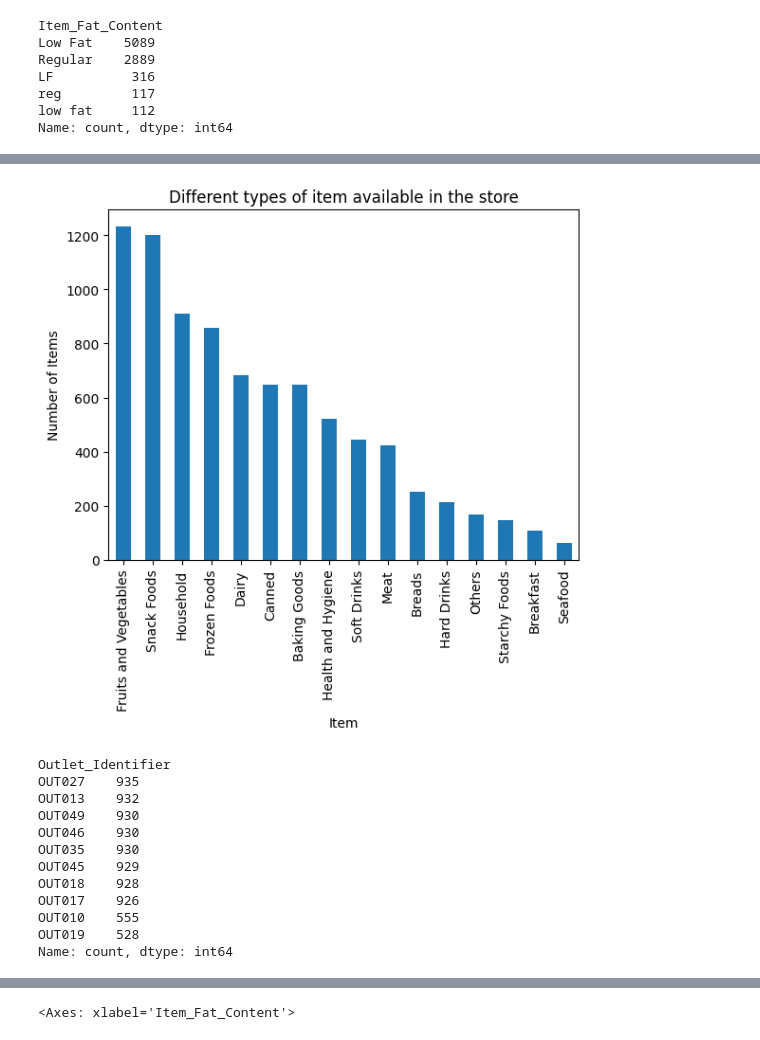
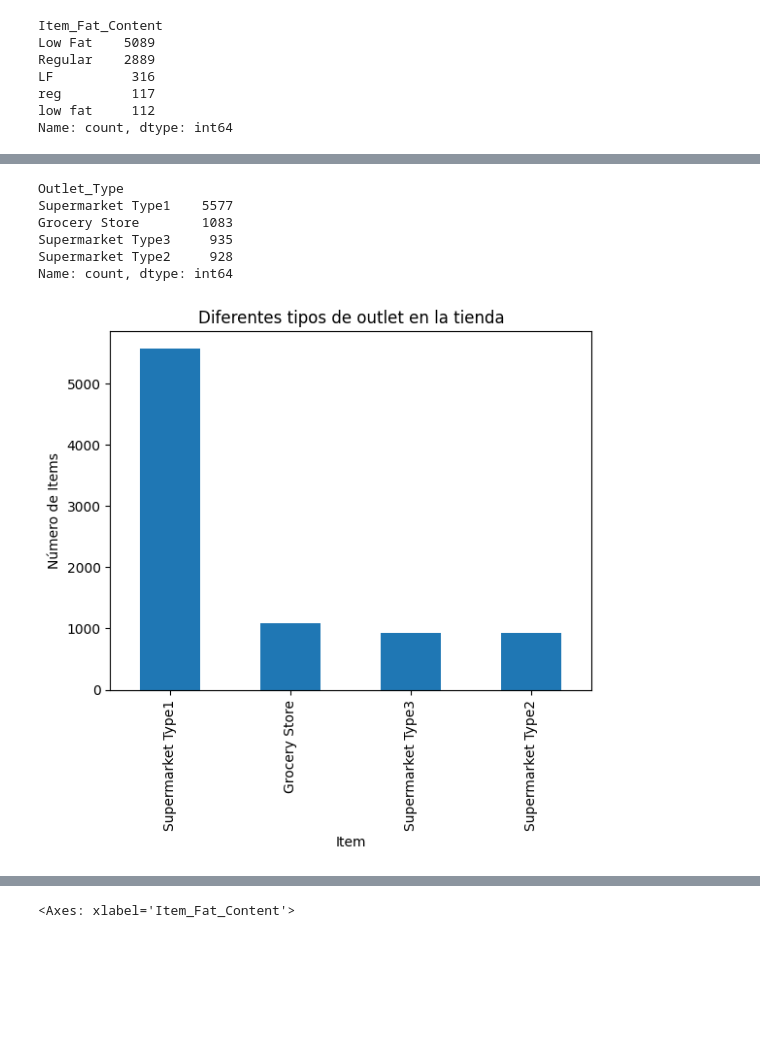
Before and after one commit to Mapache2302/ProTesis, a Jupyter notebook: Tesis/ProyectoTesis.ipynb, the cells around one changed output, grey strips where cells are left out. Saved outputs shown, nothing was run; the diff lists cells and outputs as text; code cells hidden in the pictures; blank space fills up the shorter version.

```diff
--- a/Tesis/ProyectoTesis.ipynb
+++ b/Tesis/ProyectoTesis.ipynb
@@ -221,28 +315,22 @@ Name: count, dtype: int64
+# %%
+# Items en la columna 'Outlet_Type'
+
+train['Outlet_Type'].value_counts()
+# %% [output]
+Outlet_Type
+Supermarket Type1    5577
+Grocery Store        1083
+Supermarket Type3     935
+Supermarket Type2     928
+Name: count, dtype: int64
 # %%
-# we will analyze only the training set
+# Ánalizando los elementos en el dataset de entrenamiento de la columna 'Outlet_Type'
 
-train['Item_Type'].value_counts(normalize = True)
-train['Item_Type'].value_counts().plot.bar()
-plt.title('Different types of item available in the store')
+train['Outlet_Type'].value_counts(normalize = True)
+train['Outlet_Type'].value_counts().plot.bar()
+plt.title('Diferentes tipos de outlet en la tienda')
 plt.xlabel('Item')
-plt.ylabel('Number of Items')
+plt.ylabel('Número de Items')
 plt.show()
 # %% [output]
-[figure, old version]
+[figure, new version]
-# %%
-# checking the different types of Outlet Identifier
-
-train['Outlet_Identifier'].value_counts()
-# %% [output]
-Outlet_Identifier
-OUT027    935
-OUT013    932
-OUT049    930
-OUT046    930
-OUT035    930
-OUT045    929
-OUT018    928
-OUT017    926
-OUT010    555
-OUT019    528
-Name: count, dtype: int64
```
Also changed, not shown: parts of 40 cells of this notebook.
